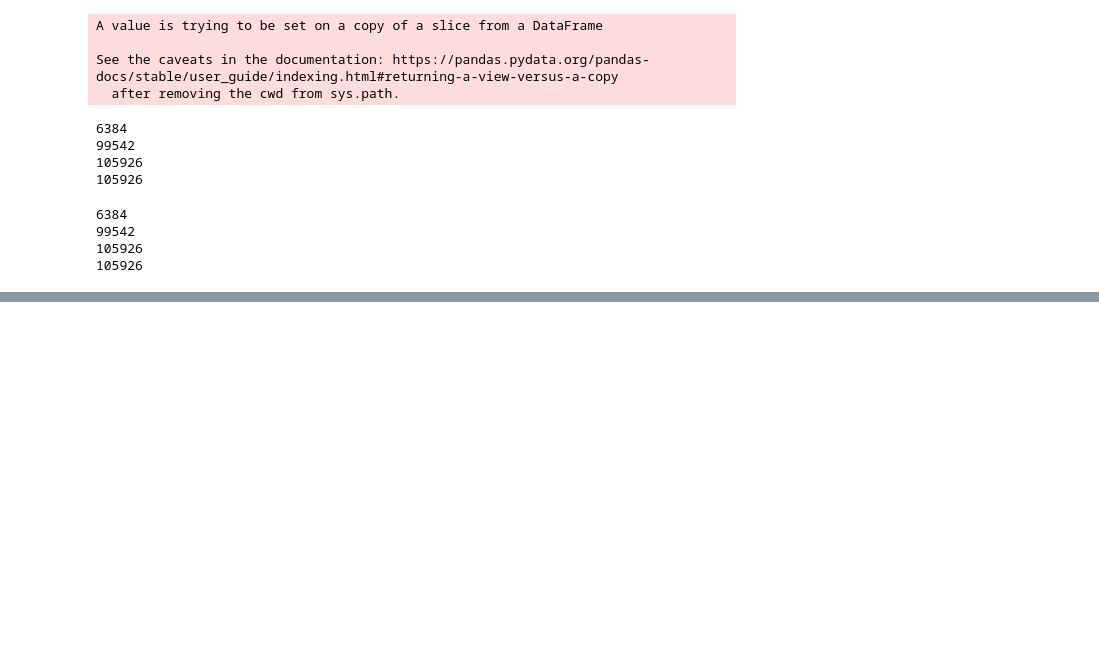
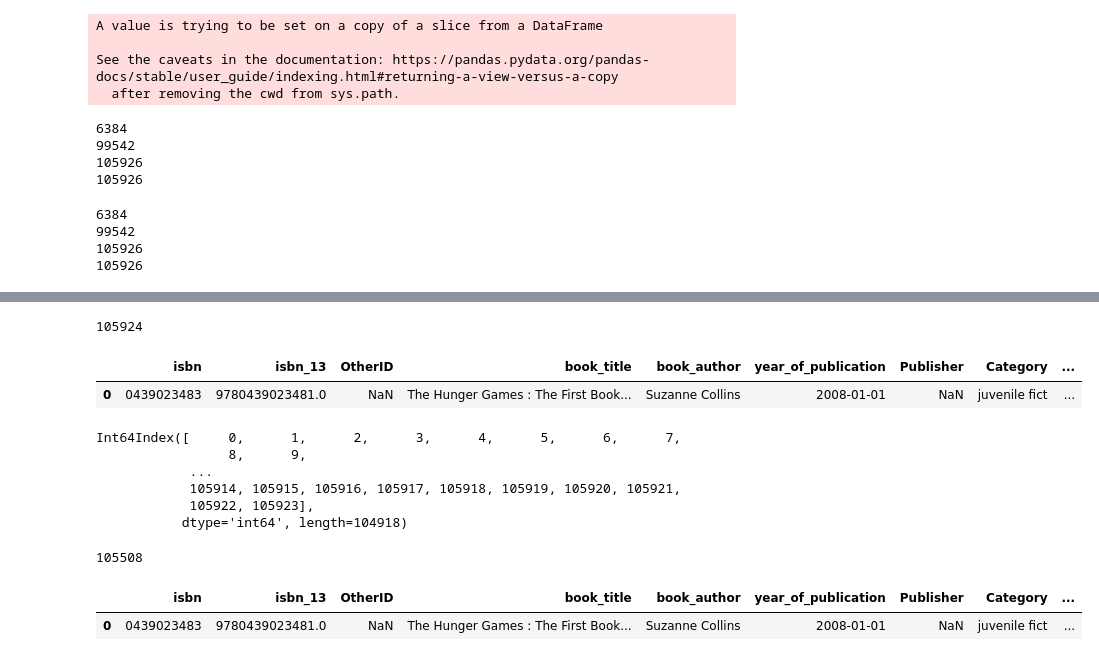
Before and after one commit to ArielNATAF/Books_project, a Jupyter notebook: datasets/Automatic_cleaning_colab_csv.ipynb, the cells around one changed output, grey strips where cells are left out. Drawn from its saved outputs; the diff is of its cells as text; code cells hidden in the pictures; blank space fills up the shorter version.

```diff
--- a/datasets/Automatic_cleaning_colab_csv.ipynb
+++ b/datasets/Automatic_cleaning_colab_csv.ipynb
@@ -1681,0 +1717,70 @@ bookss_scrapped_w2v.to_csv(files_w2v, sep = "|", index = False)
+# %%
+#for about 114 000 books, execution in 4 min
+
+lines_OK = bookss_scrapped_cleaned.isbn[bookss_scrapped_cleaned.isbn.isna() == False]
+
+#we construct as we go along the list of unique ISBN
+listISBN = []
+
+for i in lines_OK.index:
+  #in case where this ISBN has already been found (so in listISBN)
+  #we have the remove the corresponding line
+  if (bookss_scrapped_cleaned.isbn[i] in listISBN):
+    bookss_scrapped_cleaned.drop(i, axis = 0, inplace = True)
+  else:
+    listISBN.append(bookss_scrapped_cleaned.isbn[i])
+
+#when a line is removed, its index also is removed
+#so this function renumbers the indexes from 0 to n
+bookss_scrapped_cleaned.reset_index(inplace = True, drop = True)
+# %%
+print(len(bookss_scrapped_cleaned))
+bookss_scrapped_cleaned.head(1)
+# %% [output]
+105924
+|  | isbn | isbn_13 | OtherID | book_title | book_author | year_of_publication | Publisher | Category | ... |
+| 0 | 0439023483 | 9780439023481.0 | NaN | The Hunger Games : The First Book... | Suzanne Collins | 2008-01-01 | NaN | juvenile fict | ... |
+# %%
+#for about 114 000 books, execution in 13 min
+
+lines_OK = bookss_scrapped_cleaned.book_author[bookss_scrapped_cleaned.book_author.isna() == False]
+print(lines_OK.index)
+
+#save of the duplicates
+df_duplicates = pd.DataFrame(columns = bookss_scrapped_cleaned.columns)
+
+#we construct as we go along the list of unique tuple (Title, Author)
+listTitleAuthor = []
+nb_duplicates = 0
+
+for i in lines_OK.index:
+
+  #in case where this couple (title, author) has already been found (so in listTitleAuthor)
+  #we have the remove the corresponding line
+  if ((bookss_scrapped_cleaned.book_title[i], bookss_scrapped_cleaned.book_author[i]) in listTitleAuthor):
+    #lines removed are saved in another dataframe
+    #print("\n{2} {0} {1}".format(bookss_scrapped_cleaned.book_title[i], bookss_scrapped_cleaned.book_author[i], i))
+    df_duplicates.loc[nb_duplicates] = bookss_scrapped_cleaned.loc[i]
+    nb_duplicates = nb_duplicates + 1
+
+    bookss_scrapped_cleaned.drop(i, axis = 0, inplace = True)
+  else:
+    listTitleAuthor.append((bookss_scrapped_cleaned.book_title[i], bookss_scrapped_cleaned.book_author[i]))
+
+#when a line is removed, its index also is removed
+#so this function renumbers the indexes from 0 to n
+bookss_scrapped_cleaned.reset_index(inplace = True, drop = True)
+# %% [output]
+Int64Index([     0,      1,      2,      3,      4,      5,      6,      7,
+                 8,      9,
+            ...
+            105914, 105915, 105916, 105917, 105918, 105919, 105920, 105921,
+            105922, 105923],
+           dtype='int64', length=104918)
+# %%
+print(len(bookss_scrapped_cleaned))
+bookss_scrapped_cleaned.head(1)
+# %% [output]
+105508
+|  | isbn | isbn_13 | OtherID | book_title | book_author | year_of_publication | Publisher | Category | ... |
+| 0 | 0439023483 | 9780439023481.0 | NaN | The Hunger Games : The First Book... | Suzanne Collins | 2008-01-01 | NaN | juvenile fict | ... |
```
Also changed, not shown: parts of 48 cells of this notebook, 1 other file.
